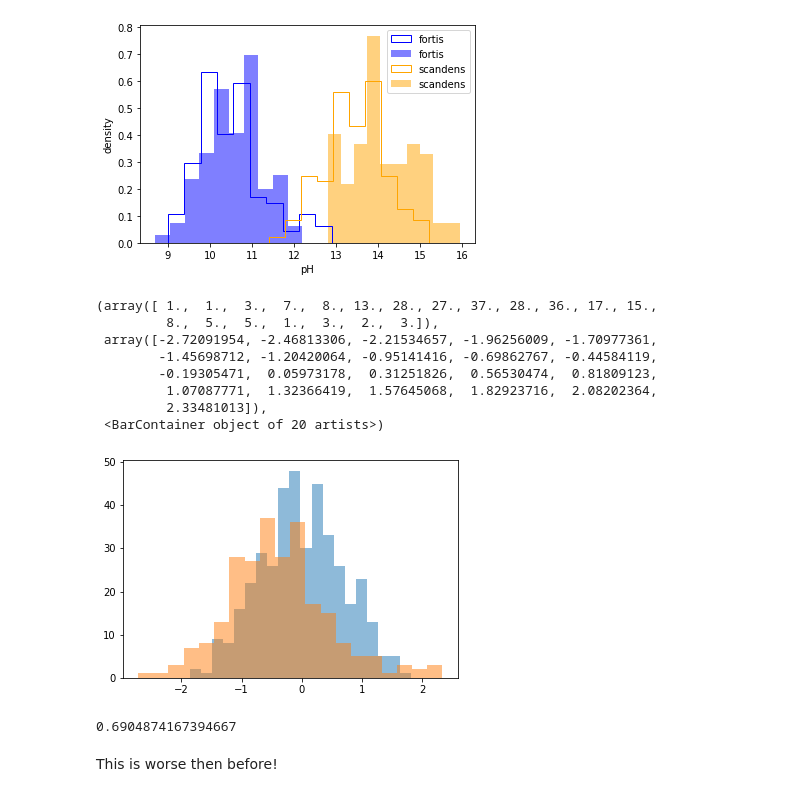
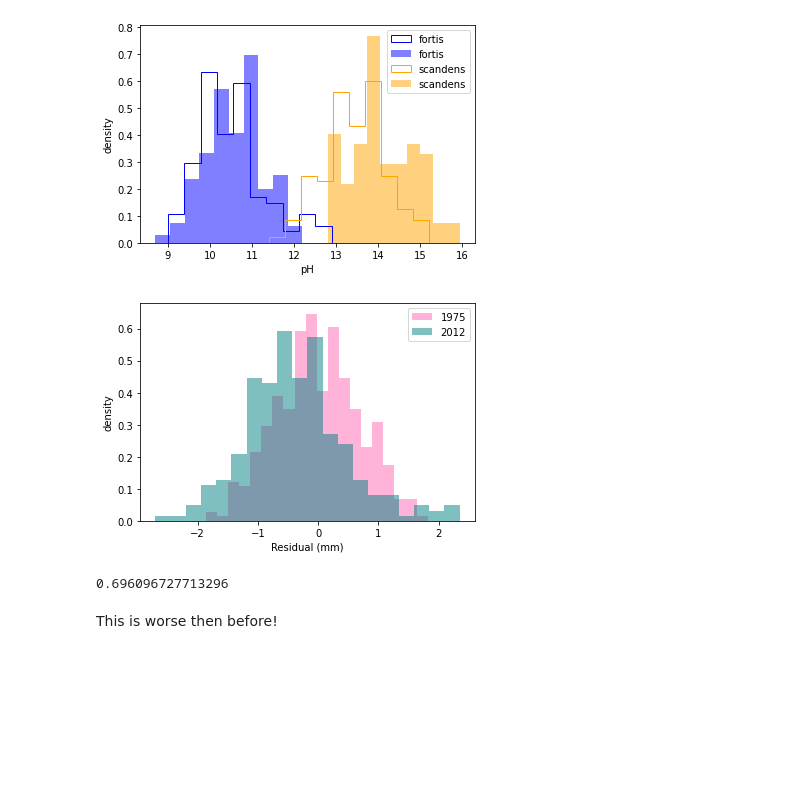
Before and after one commit to ryraut/swdb_2023, a Jupyter notebook: Day1/DarwinExample.ipynb, the cells around one changed output. Cells and saved outputs as stored; diff of their text form; code cells hidden in the pictures; blank space fills up the shorter version.

```diff
--- a/Day1/DarwinExample.ipynb
+++ b/Day1/DarwinExample.ipynb
@@ -123,7 +161,7 @@ LinearModel.score(X75,y75)
 # %% [markdown]
 but is this real a fair analysis?
 # %%
-train_X75,test_X75,train_y75,test_y75 = train_test_split(X75,y75)
+train_X75,test_X75,train_y75,test_y75 = train_test_split(X75,y75,test_size = .2,random_state = 42)
 print(X75.shape)
 print(train_X75.shape)
 print(test_X75.shape)
@@ -189,22 +227,17 @@ y12 = finches12.beaklength
 # %%
 prediction12 = LinearModel.predict(X12)
 fig,ax = plt.subplots()
-ax.hist(y75-prediction75,20,alpha = .5)
-ax.hist(y12-prediction12,20,alpha = .5)
+ax.hist(y75-prediction75,20,alpha = .5,color = 'hotpink',label = '1975',density = True)
+ax.hist(y12-prediction12,20,alpha = .5,color = 'teal',label = '2012',density=True)
+ax.legend()
+ax.set_xlabel('Residual (mm)')
+ax.set_ylabel('density');
 # %% [output]
-(array([ 1.,  1.,  3.,  7.,  8., 13., 28., 27., 37., 28., 36., 17., 15.,
-         8.,  5.,  5.,  1.,  3.,  2.,  3.]),
- array([-2.72091954, -2.46813306, -2.21534657, -1.96256009, -1.70977361,
-        -1.45698712, -1.20420064, -0.95141416, -0.69862767, -0.44584119,
-        -0.19305471,  0.05973178,  0.31251826,  0.56530474,  0.81809123,
-         1.07087771,  1.32366419,  1.57645068,  1.82923716,  2.08202364,
-         2.33481013]),
- <BarContainer object of 20 artists>)
-[figure, old version]
+[figure, new version]
 # %%
 LinearModel.score(X12,y12)
 # %% [output]
-0.6904874167394667
+0.696096727713296
 # %% [markdown]
 This is worse then before!
 # %% [markdown]
```
Also changed, not shown: parts of 13 cells of this notebook.
